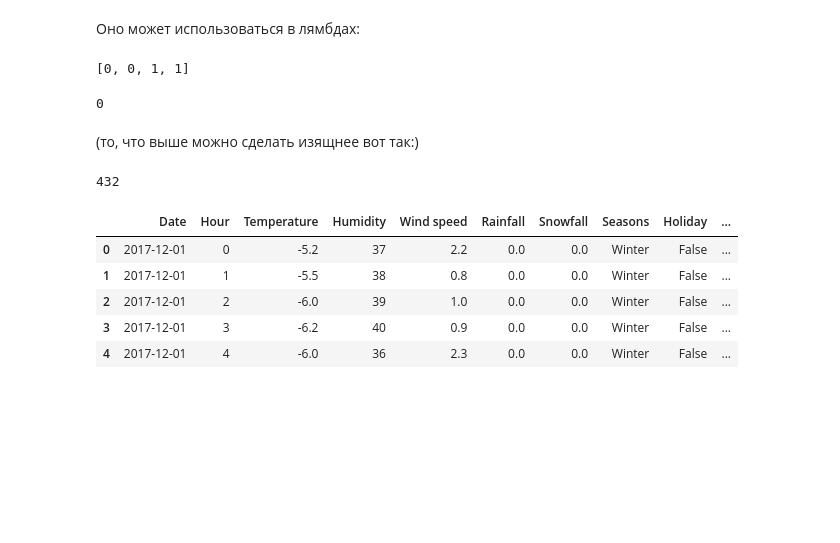
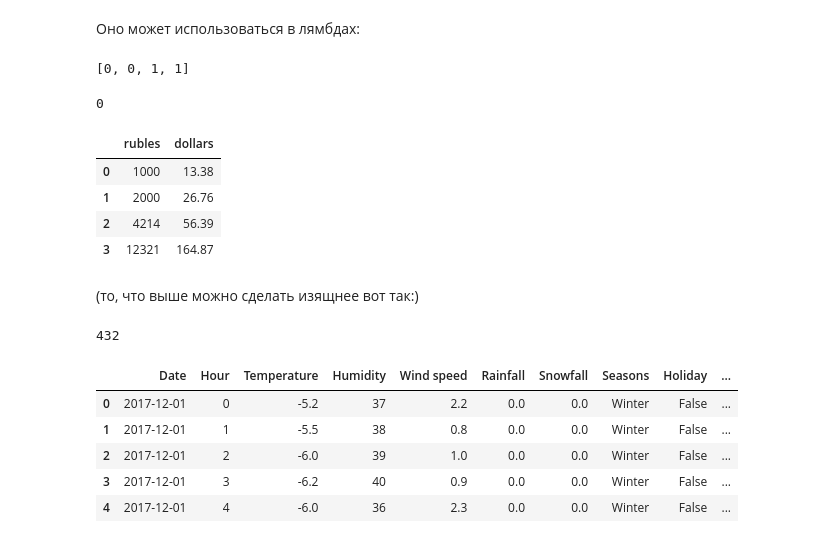
Before and after one commit to tbkazakova/DataAnalysis_2023, a Jupyter notebook: datan/230418_newvars.ipynb, the cells around one changed output. Saved outputs shown, nothing was run; the diff lists cells and outputs as text; code cells hidden in the pictures; blank space fills up the shorter version.

```diff
--- a/datan/230418_newvars.ipynb
+++ b/datan/230418_newvars.ipynb
@@ -423,6 +622,19 @@ print(list(map(lambda x: 0 if x < 3000 else 1, amounts)))
 bikes['Holiday'].apply(lambda x: 1 if x == 'Holiday' else 0).sum()
 # %% [output]
 0
+# %%
+df = pd.DataFrame()
+
+df["rubles"] = [1000, 2000, 4214, 12321]
+
+df["dollars"] = df.apply(currency_converter)
+df
+# %% [output]
+|  | rubles | dollars |
+| 0 | 1000 | 13.38 |
+| 1 | 2000 | 26.76 |
+| 2 | 4214 | 56.39 |
+| 3 | 12321 | 164.87 |
 # %% [markdown]
 (то, что выше можно сделать изящнее вот так:)
 # %%
```
Also changed, not shown: parts of 26 cells of this notebook.
